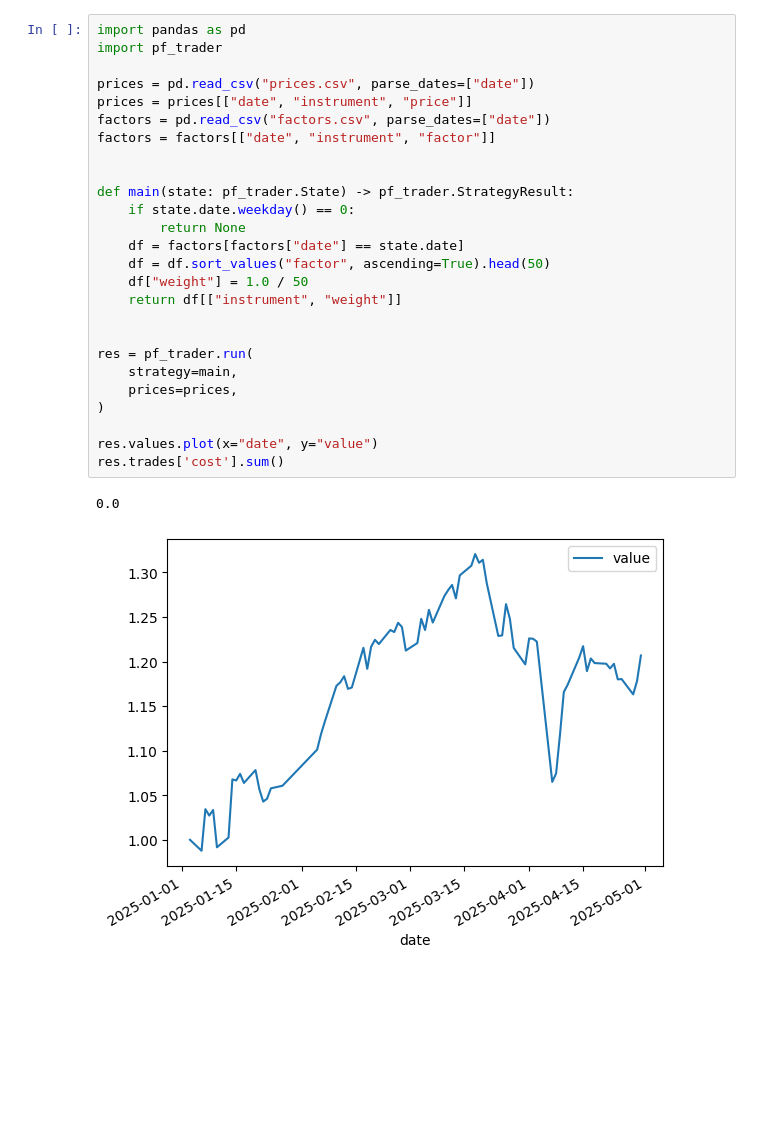
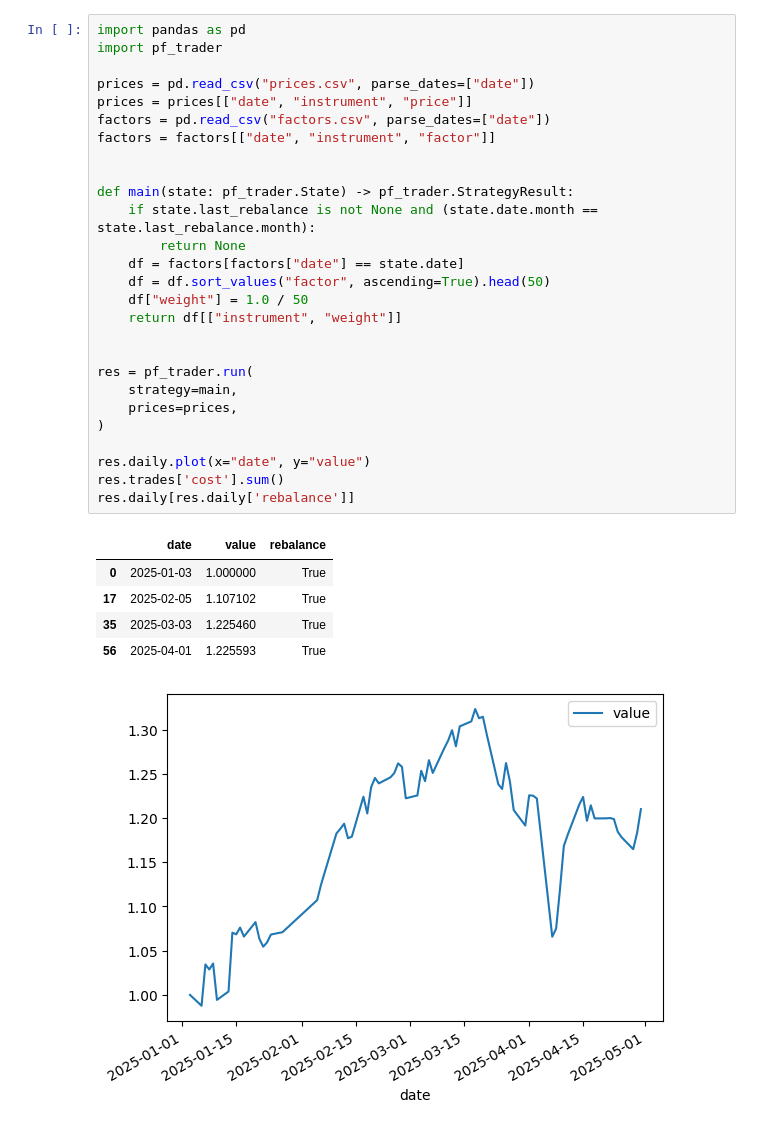
Before and after one commit to yuanlin2008/pf_trader, a Jupyter notebook: examples/example.ipynb, the cells around one changed output. Cells and saved outputs as stored; diff of their text form; blank space fills up the shorter version.

```diff
--- a/examples/example.ipynb
+++ b/examples/example.ipynb
@@ -1,29 +1,34 @@
 # %%
 import pandas as pd
 import pf_trader
 
 prices = pd.read_csv("prices.csv", parse_dates=["date"])
 prices = prices[["date", "instrument", "price"]]
 factors = pd.read_csv("factors.csv", parse_dates=["date"])
 factors = factors[["date", "instrument", "factor"]]
 
 
 def main(state: pf_trader.State) -> pf_trader.StrategyResult:
-    if state.date.weekday() == 0:
+    if state.last_rebalance is not None and (state.date.month == state.last_rebalance.month):
         return None
     df = factors[factors["date"] == state.date]
     df = df.sort_values("factor", ascending=True).head(50)
     df["weight"] = 1.0 / 50
     return df[["instrument", "weight"]]
 
 
 res = pf_trader.run(
     strategy=main,
     prices=prices,
 )
 
-res.values.plot(x="date", y="value")
+res.daily.plot(x="date", y="value")
 res.trades['cost'].sum()
+res.daily[res.daily['rebalance']]
 # %% [output]
-0.0
+|  | date | value | rebalance |
+| 0 | 2025-01-03 | 1.000000 | True |
+| 17 | 2025-02-05 | 1.107102 | True |
+| 35 | 2025-03-03 | 1.225460 | True |
+| 56 | 2025-04-01 | 1.225593 | True |
-[figure, old version]
+[figure, new version]
```
Also changed, not shown: 1 other file.
